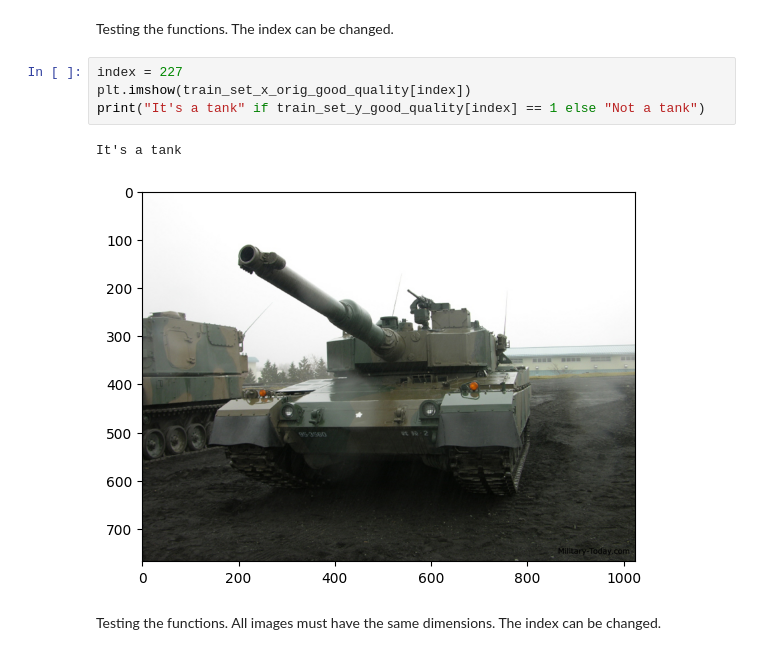
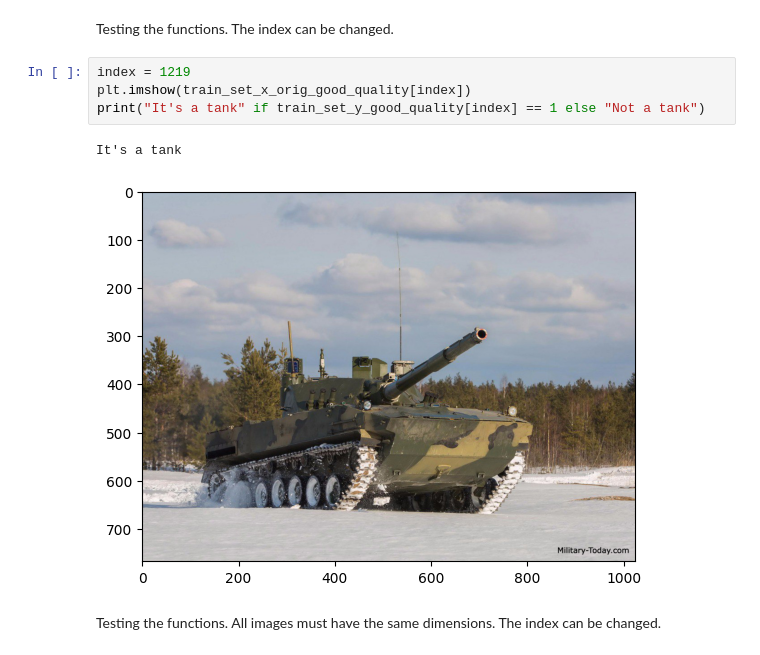
Before and after one commit to Bohdan-Somriakov/TankDetector, a Jupyter notebook: Tank_identifier.ipynb, the cells around one changed output. Cells and saved outputs as stored; diff of their text form.

```diff
--- a/Tank_identifier.ipynb
+++ b/Tank_identifier.ipynb
@@ -109,12 +109,12 @@ train_set_y = np.array(train_set_y)
 # %% [markdown]
 Testing the functions. The index can be changed.
 # %%
-index = 227
+index = 1219
 plt.imshow(train_set_x_orig_good_quality[index])
 print("It's a tank" if train_set_y_good_quality[index] == 1 else "Not a tank")
 # %% [output]
 It's a tank
-[figure, old version]
+[figure, new version]
 # %% [markdown]
 Testing the functions. All images must have the same dimensions. The index can be changed.
 # %%
```
Also changed, not shown: parts of 7 cells of this notebook.
